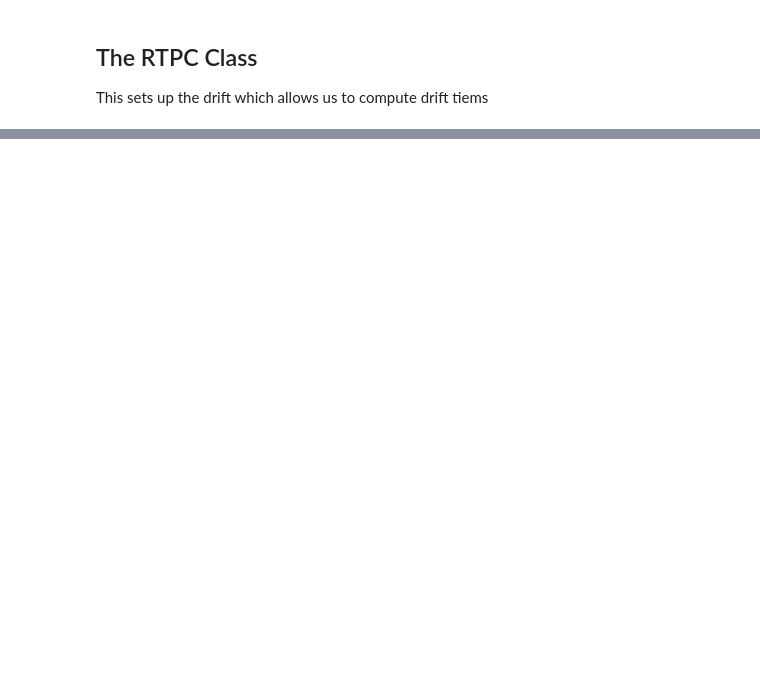
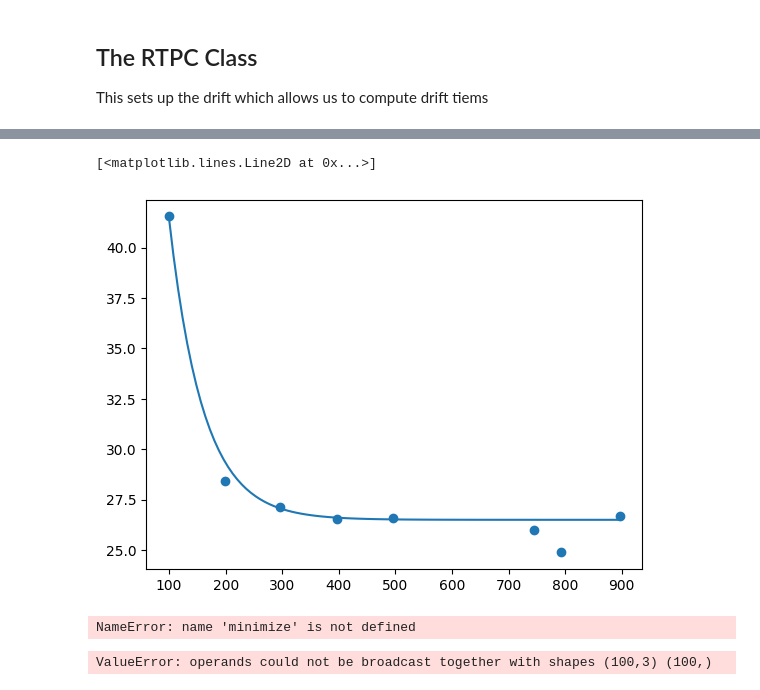
Before and after one commit to darkmatter-ucsd/cylinterp, a Jupyter notebook: cylinterp_tutorial.ipynb, the cells around one changed output, grey strips where cells are left out. Cells and saved outputs as stored; diff of their text form; code cells hidden in the pictures; blank space fills up the shorter version.

```diff
--- a/cylinterp_tutorial.ipynb
+++ b/cylinterp_tutorial.ipynb
@@ -163,0 +182,17 @@ array([[[ 2.22552083e+00,  0.00000000e+00],
+# %%
+long_diff_data = [[99.72156936999053, 41.54136338837807],
+    [198.13238301726582, 28.426767441550993],
+    [296.857894026786, 27.158321246556937],
+    [397.4051978315807, 26.541562986520404],
+    [495.208199720076, 26.58447658713783],
+    [745.7327207057419, 25.99067211347827],
+    [793.0175110974862, 24.87990845098531],
+    [896.5245257394428, 26.700243509733752]]
+long_diff_data = np.array(long_diff_data).T
+# %%
+egrid = np.linspace(long_diff_data[0][0], long_diff_data[0][-1], 100)
+plt.scatter(long_diff_data[0], long_diff_data[1])
+plt.plot(egrid, 26.5+15*np.exp(-(egrid-egrid[0])/60))
+# %% [output]
+[<matplotlib.lines.Line2D at 0x...>]
+[figure, added]
@@ -163,0 +203,9 @@ array([[[ 2.22552083e+00,  0.00000000e+00],
+# %%
+res = minimize(chi2, x0 = [26.5, 15, 60], args = (long_diff_data[0], long_diff_data[1]))
+res
+# %% [output]
+NameError: name 'minimize' is not defined
+# %%
+np.random.uniform(size=(100,3))*np.linalg.norm(np.random.uniform(size=(100,3)), axis = 1)
+# %% [output]
+ValueError: operands could not be broadcast together with shapes (100,3) (100,)
```
Also changed, not shown: parts of 22 cells of this notebook, 3 other files.
